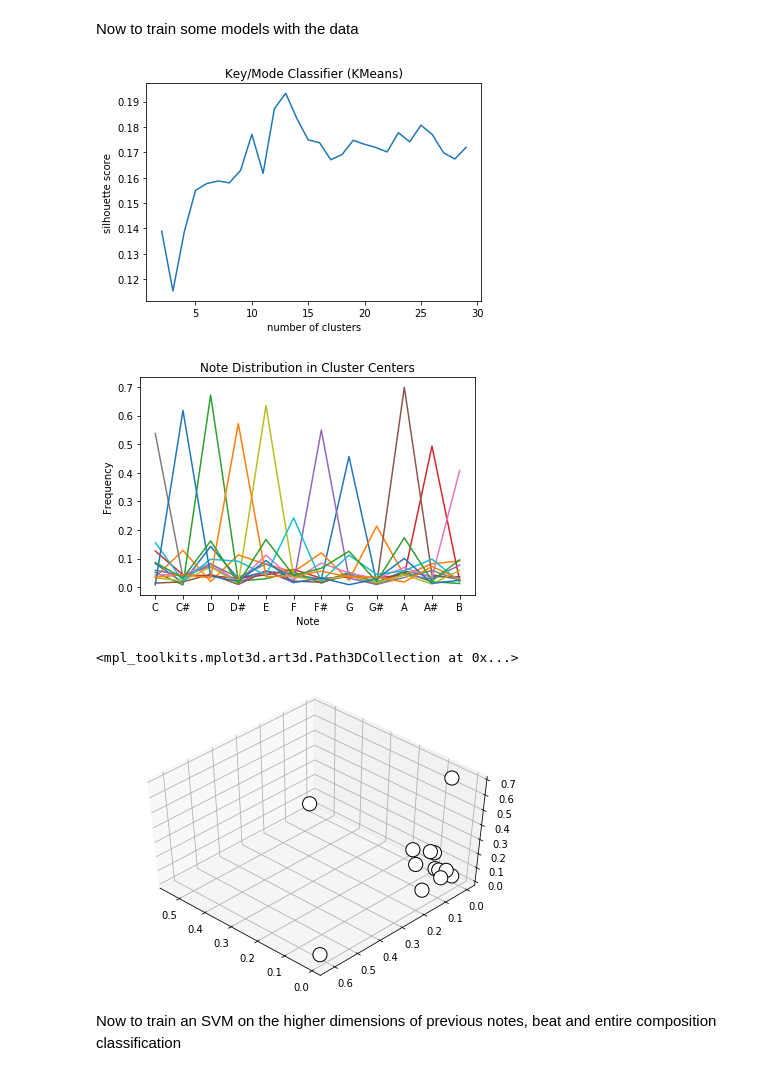
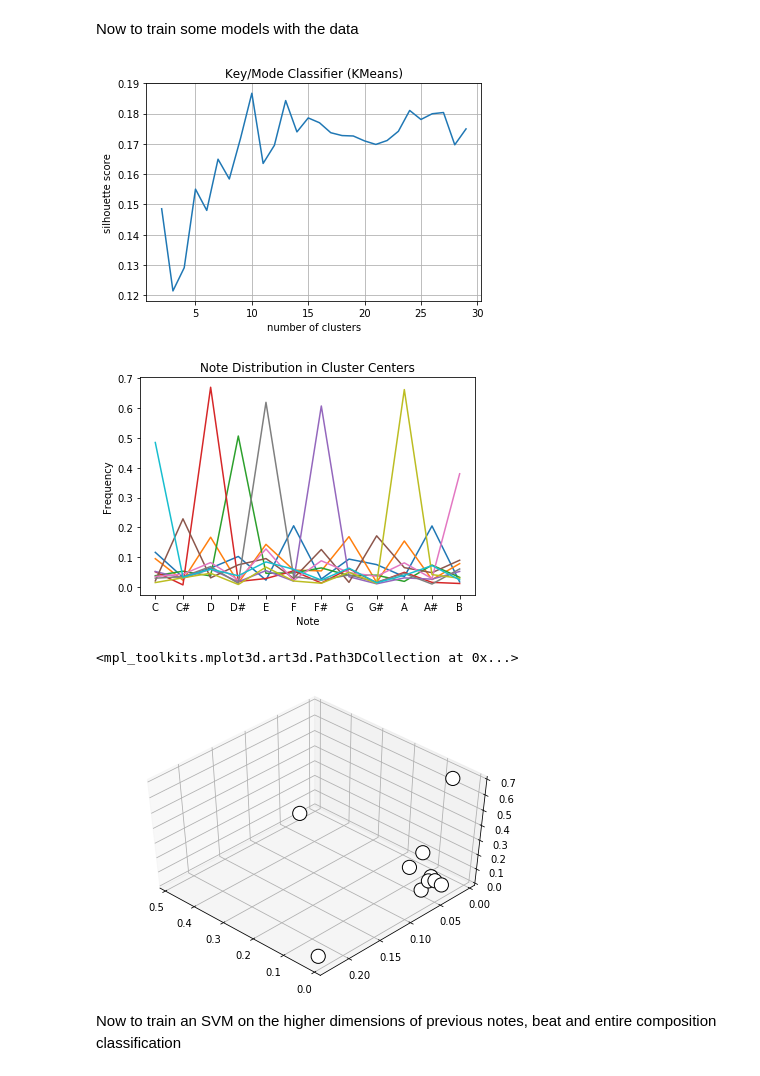
Before and after one commit to thomasjwebb/monophonic-generator, a Jupyter notebook: monophonic-generator.ipynb, the cells around one changed output. Drawn from its saved outputs; the diff is of its cells as text; code cells hidden in the pictures.

Commit message:
Excluding drum tracks, updating final report

```diff
--- a/monophonic-generator.ipynb
+++ b/monophonic-generator.ipynb
@@ -233,6 +239,7 @@ note_probabilities = []
 for composition in compositions:
     # get note probabilities
     for track in composition.tracks:
+        if track.is_drum: continue
         note_probabilities.append(track.note_probabilities())
 
 # print(note_probabilities)
@@ -244,38 +251,39 @@ for i in range(2,30):
     labels = kmeans_model.labels_
     silhouette_clusters.append(i)
     silhouette_scores.append(metrics.silhouette_score(note_probabilities, labels, metric='euclidean'))
 
 fig, ax = plt.subplots()
 ax.plot(silhouette_clusters, silhouette_scores)
+ax.grid()
 plt.xlabel('number of clusters')
 plt.ylabel('silhouette score')
 plt.title('Key/Mode Classifier (KMeans)')
 plt.show()
 
-kmeans_model = KMeans(n_clusters=13, random_state=1).fit(note_probabilities)
+kmeans_model = KMeans(n_clusters=10, random_state=1).fit(note_probabilities)
 labels = kmeans_model.labels_
 # print(metrics.silhouette_score(note_probabilities, labels, metric='euclidean')) # higher is better
 
 # print("Sample cluster: " + str(kmeans_model.predict([compositions[0].tracks[0].note_probabilities()])))
 
 # Print to see if it looks like different modes/keys
 note_names = [str(note) for note in Note]
 for cluster_center in kmeans_model.cluster_centers_:
     plt.plot(cluster_center)
 plt.xticks(np.arange(len(note_names)), [str(note) for note in Note])
 plt.xlabel('Note')
 plt.ylabel('Frequency')
 plt.title('Note Distribution in Cluster Centers')
 plt.show()
 
 fig = plt.figure()
 ax = Axes3D(fig, rect=[0, 0, .95, 1], elev=48, azim=134)
 ax.scatter(kmeans_model.cluster_centers_[:, 0], kmeans_model.cluster_centers_[:, 1], kmeans_model.cluster_centers_[:, 2], marker='o', c="white", alpha=1, s=200, edgecolor='k')
 # %% [output]
-[figure, old version]
+[figure, new version]
-[figure, old version]
+[figure, new version]
 <mpl_toolkits.mplot3d.art3d.Path3DCollection at 0x...>
-[figure, old version]
+[figure, new version]
 # %% [markdown]
 Now to train an SVM on the higher dimensions of previous notes, beat and entire composition classification
 # %%
```
Also changed, not shown: parts of 3 cells of this notebook, 5 other files.
